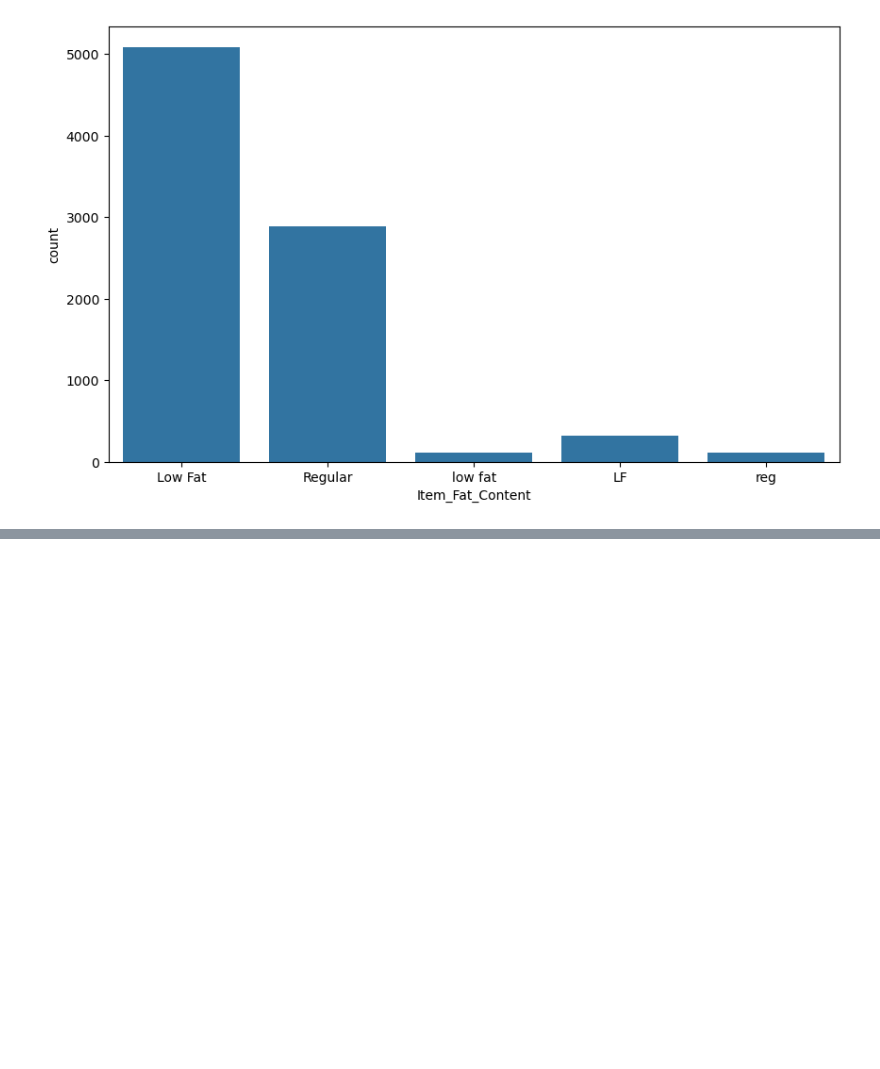
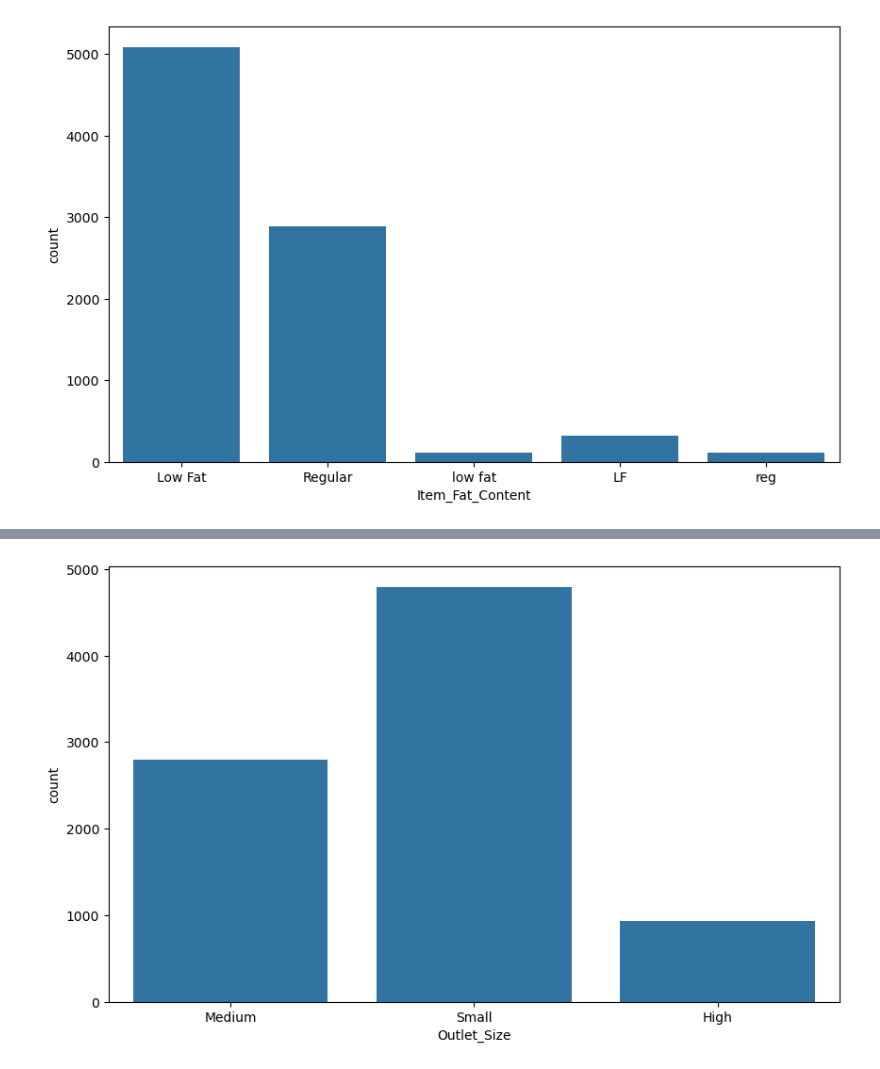
Before and after one commit to khoinguyentm/ML-with-Deploy, a Jupyter notebook: sales prediction/main.ipynb, the cells around one changed output, grey strips where cells are left out. Saved outputs shown, nothing was run; the diff lists cells and outputs as text; code cells hidden in the pictures; blank space fills up the shorter version.

```diff
--- a/sales prediction/main.ipynb
+++ b/sales prediction/main.ipynb
@@ -194,0 +202,7 @@ plt.show()
+# %%
+# Count plot for Outlet_Size
+plt.figure(figsize=(10,6))
+sns.countplot(x = df['Outlet_Size'], data=df)
+plt.show()
+# %% [output]
+[figure, added]
```
Also changed, not shown: parts of 19 cells of this notebook.
